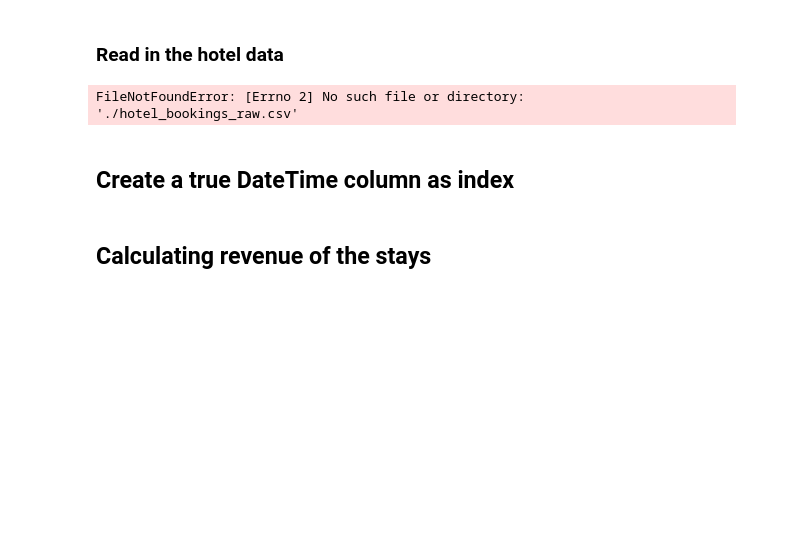
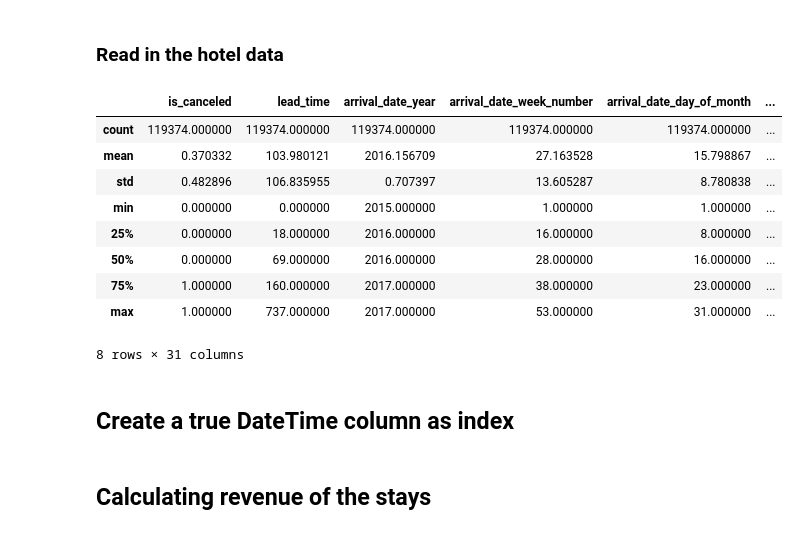
Before and after one commit to jbrunsell/Fintech-Project-1, a Jupyter notebook: data_clean_explore(Jett).ipynb, the cells around one changed output. Cells and saved outputs as stored; diff of their text form; code cells hidden in the pictures; blank space fills up the shorter version.

```diff
--- a/data_clean_explore(Jett).ipynb
+++ b/data_clean_explore(Jett).ipynb
@@ -9,10 +9,19 @@ import hvplot.pandas
 # %% [markdown]
 ### Read in the hotel data
 # %%
-hotel_data = pd.read_csv('./hotel_bookings_raw.csv')
+hotel_data = pd.read_csv('clean_hotel_data.csv')
 hotel_data.describe()
 # %% [output]
+|  | is_canceled | lead_time | arrival_date_year | arrival_date_week_number | arrival_date_day_of_month | ... |
+| count | 119374.000000 | 119374.000000 | 119374.000000 | 119374.000000 | 119374.000000 | ... |
+| mean | 0.370332 | 103.980121 | 2016.156709 | 27.163528 | 15.798867 | ... |
+| std | 0.482896 | 106.835955 | 0.707397 | 13.605287 | 8.780838 | ... |
+| min | 0.000000 | 0.000000 | 2015.000000 | 1.000000 | 1.000000 | ... |
+| 25% | 0.000000 | 18.000000 | 2016.000000 | 16.000000 | 8.000000 | ... |
+| 50% | 0.000000 | 69.000000 | 2016.000000 | 28.000000 | 16.000000 | ... |
+| 75% | 1.000000 | 160.000000 | 2017.000000 | 38.000000 | 23.000000 | ... |
+| max | 1.000000 | 737.000000 | 2017.000000 | 53.000000 | 31.000000 | ... |
-FileNotFoundError: [Errno 2] No such file or directory: './hotel_bookings_raw.csv'
+8 rows × 31 columns
 # %% [markdown]
 ## Create a true DateTime column as index
 # %%
```
Also changed, not shown: parts of 22 cells of this notebook.
